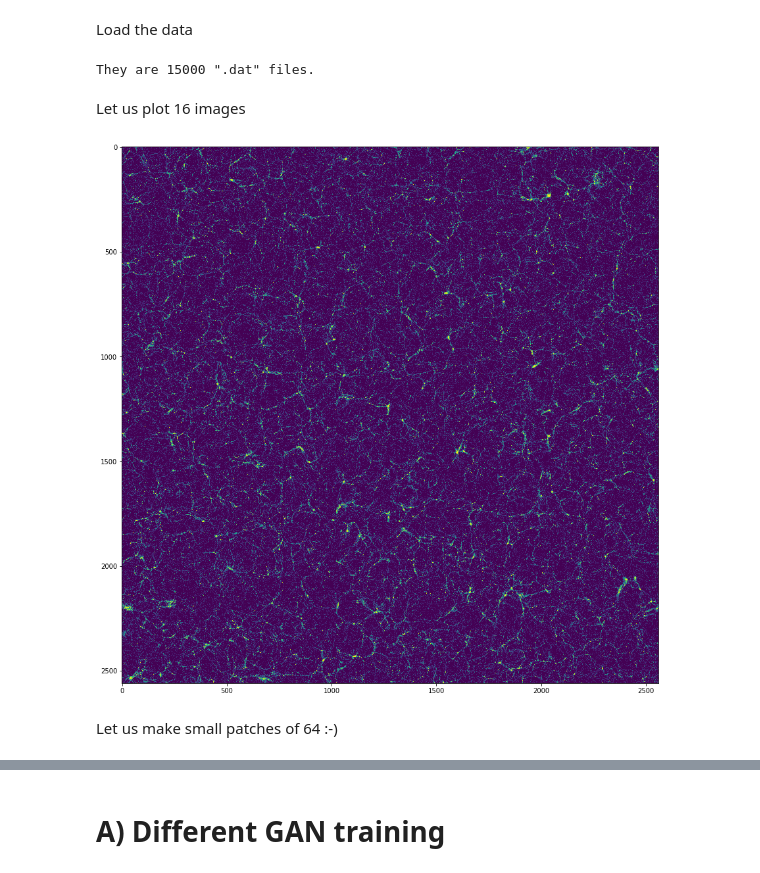
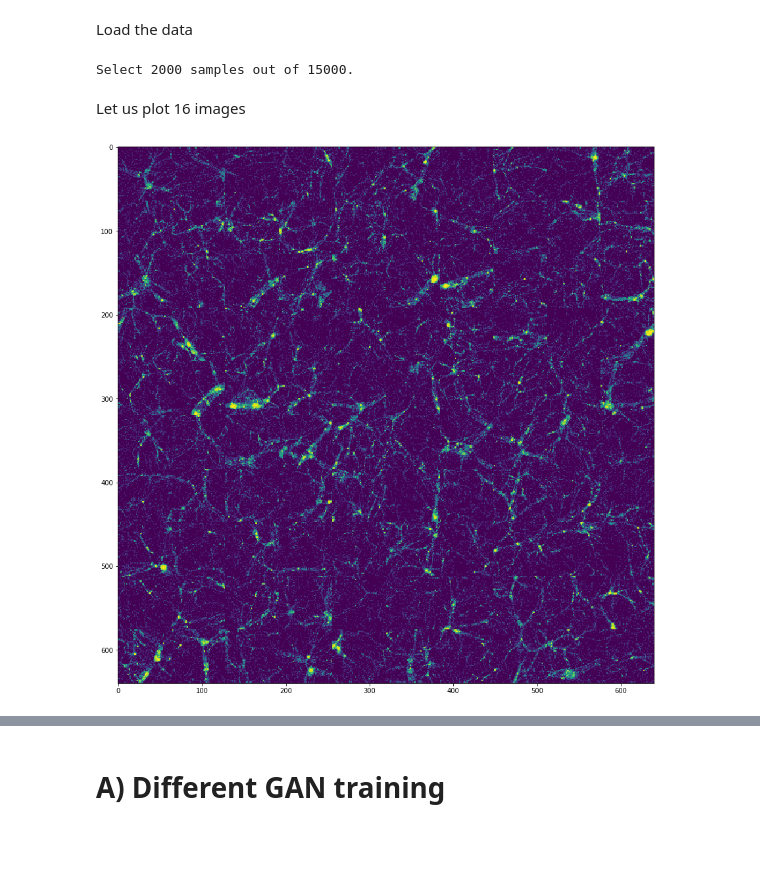
Before and after one commit to nperraud/darkmattergan, a Jupyter notebook: LAPGAN-pyramid-64.ipynb, the cells around one changed output, grey strips where cells are left out. Drawn from its saved outputs; the diff is of its cells as text; code cells hidden in the pictures; blank space fills up the shorter version.

```diff
--- a/LAPGAN-pyramid-64.ipynb
+++ b/LAPGAN-pyramid-64.ipynb
@@ -23,12 +22,3 @@ k = 10
 # Data handling
 # %% [markdown]
 Load the data
-# %%
-queue = []
-for file in os.listdir(path):
-    if file.endswith(file_ext) and (np.all([x in file for x in input_pattern.split("*")])):
-        queue.append(os.path.join(path, file))
-nsamples = len(queue)
-print('They are {} "{}" files.'.format(nsamples, file_ext))
-# %% [output]
-They are 15000 ".dat" files.
@@ -45,0 +25,6 @@ input_img = utils.forward_map(input_img,k)
+# %%
+images, raw_images = data.load_samples(nsamples = nsamples, permute=True, k=k)
+images = data.make_smaller_samples(images, ns)
+raw_images = data.make_smaller_samples(raw_images, ns)
+# %% [output]
+Select 2000 samples out of 15000.
@@ -47,8 +34,6 @@ input_img = utils.forward_map(input_img,k)
 Let us plot 16 images
 # %%
 plt.figure(figsize=(15,15))
-utils.draw_images(input_img,nx=10,ny=10,px=spix,py=spix)
+utils.draw_images(images,nx=10,ny=10,px=ns,py=ns)
 # %% [output]
-[figure, old version]
+[figure, new version]
-# %% [markdown]
-Let us make small patches of 64 :-)
```
Also changed, not shown: parts of 26 cells of this notebook, 9 other files.
